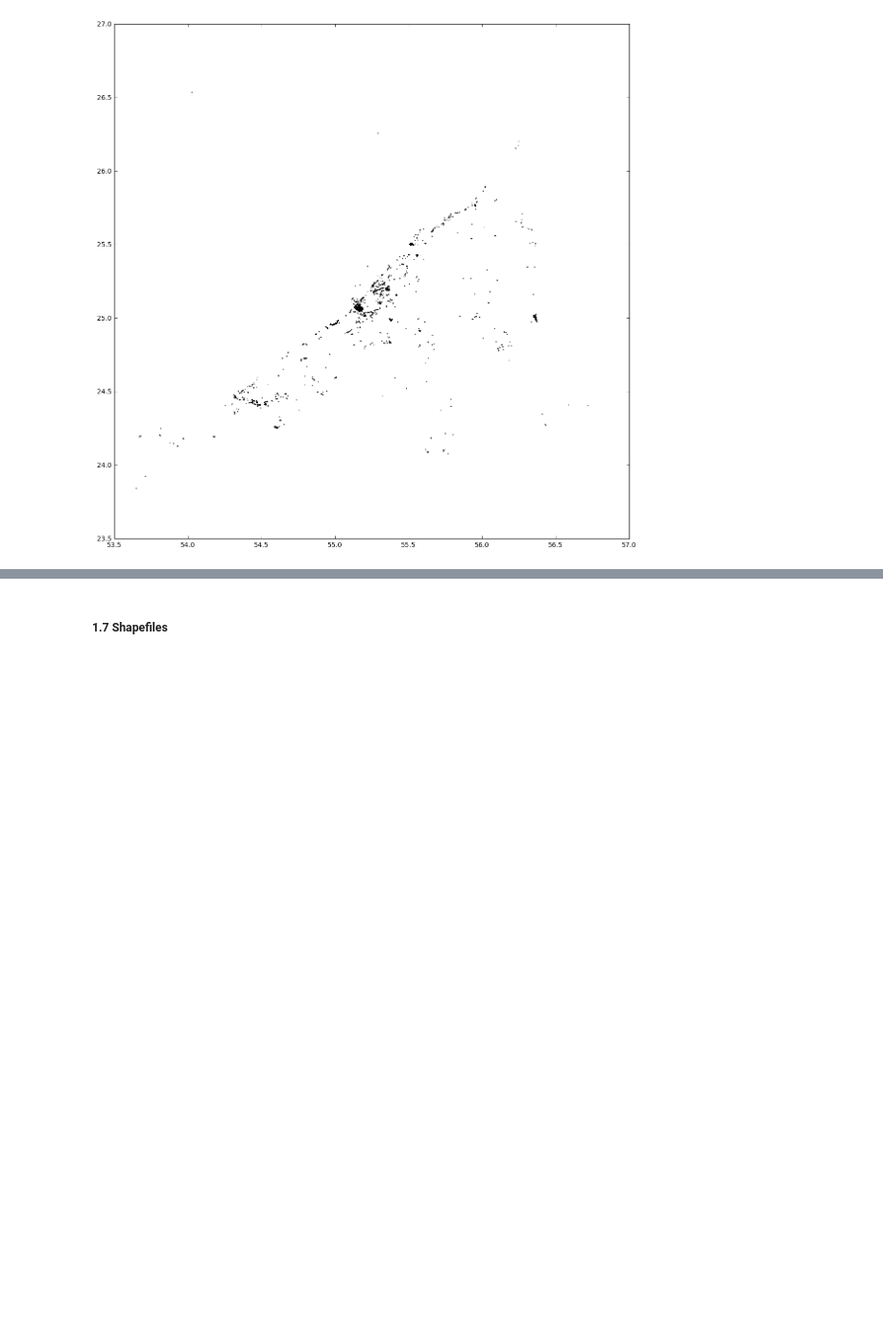
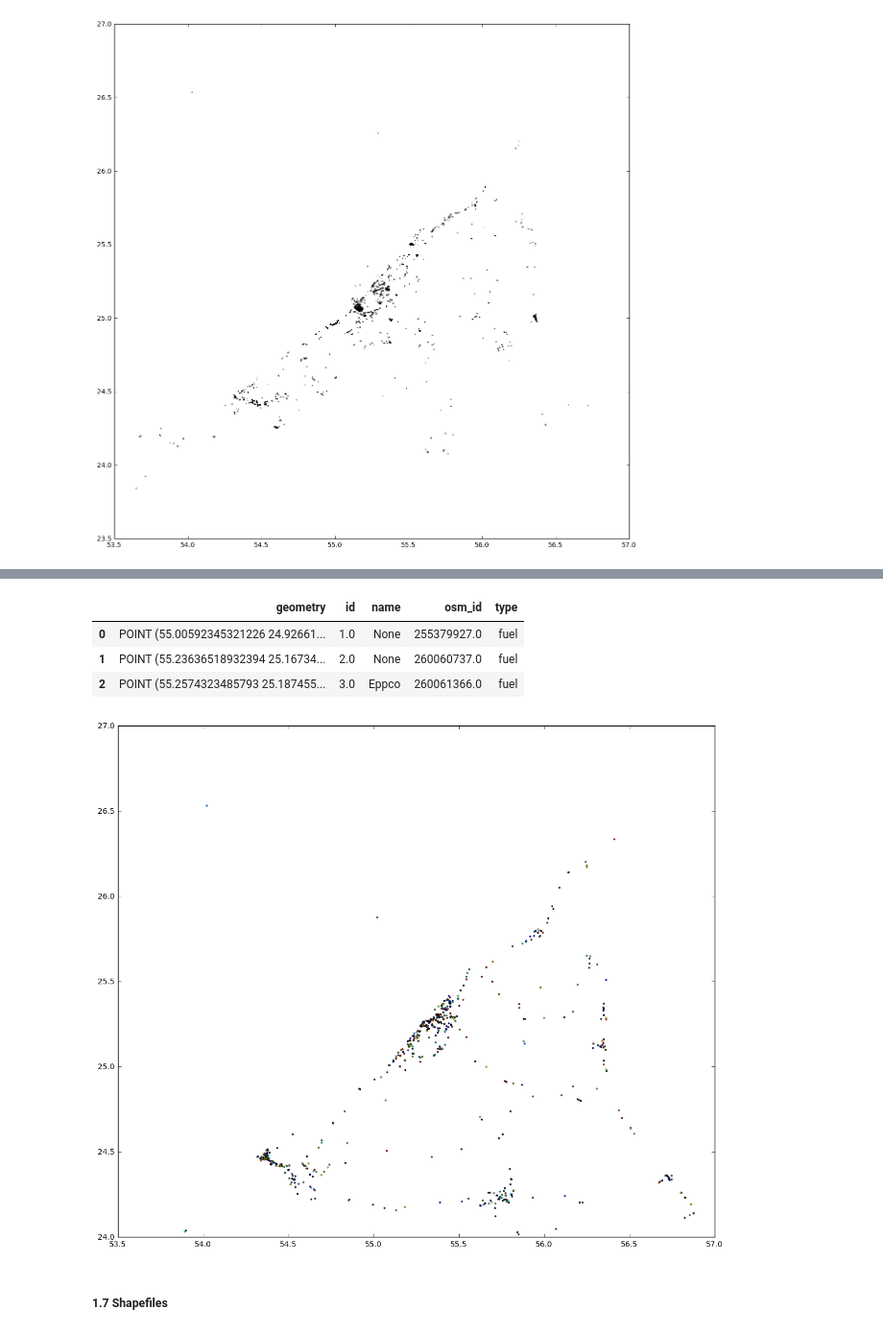
Before and after one commit to OlgaBelitskaya/data-analyst-nd002, a Jupyter notebook: Data_Analyst_ND_Project3/Data_Analyst_ND_Project3_Dubai-AbuDhabi_SQL.ipynb, the cells around one changed output, grey strips where cells are left out. Shown at 96% size. Cells and saved outputs as stored; diff of their text form; code cells hidden in the pictures; blank space fills up the shorter version.

```diff
--- a/Data_Analyst_ND_Project3/Data_Analyst_ND_Project3_Dubai-AbuDhabi_SQL.ipynb
+++ b/Data_Analyst_ND_Project3/Data_Analyst_ND_Project3_Dubai-AbuDhabi_SQL.ipynb
@@ -694,3 +707,6 @@ df_waterareas = gpd.read_file(file4)
+# %%
+hide_code
+df_amenities = gpd.read_file(file6)
 # %%
 hide_code
 print "The dimensionality of the data"
@@ -755,3 +790,18 @@ plt.show()
+# %%
+hide_code
+df_amenities.head(3)
+# %% [output]
+|  | geometry | id | name | osm_id | type |
+| 0 | POINT (55.00592345321226 24.92661... | 1.0 | None | 255379927.0 | fuel |
+| 1 | POINT (55.23636518932394 25.16734... | 2.0 | None | 260060737.0 | fuel |
+| 2 | POINT (55.2574323485793 25.187455... | 3.0 | Eppco | 260061366.0 | fuel |
+# %%
+hide_code
+matplotlib.rcParams['figure.figsize'] = (14, 14)
+df_amenities.plot()
+plt.show()
+# %% [output]
+[figure, added]
 # %% [markdown]
 ##### 1.7 Shapefiles
 # %% [markdown]
```
Also changed, not shown: parts of 17 cells of this notebook, 3 other files.
